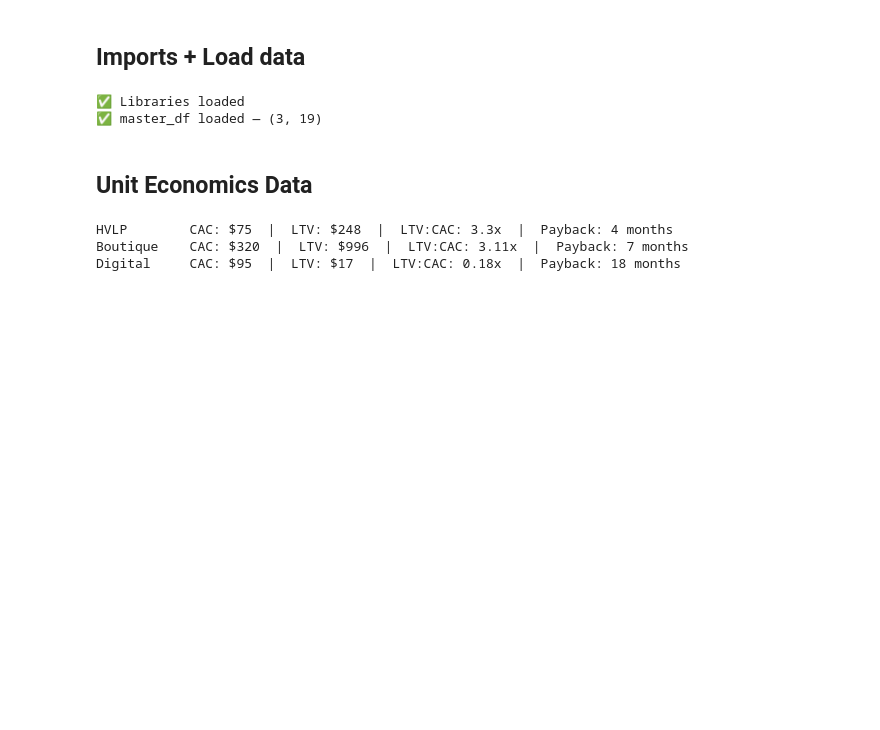
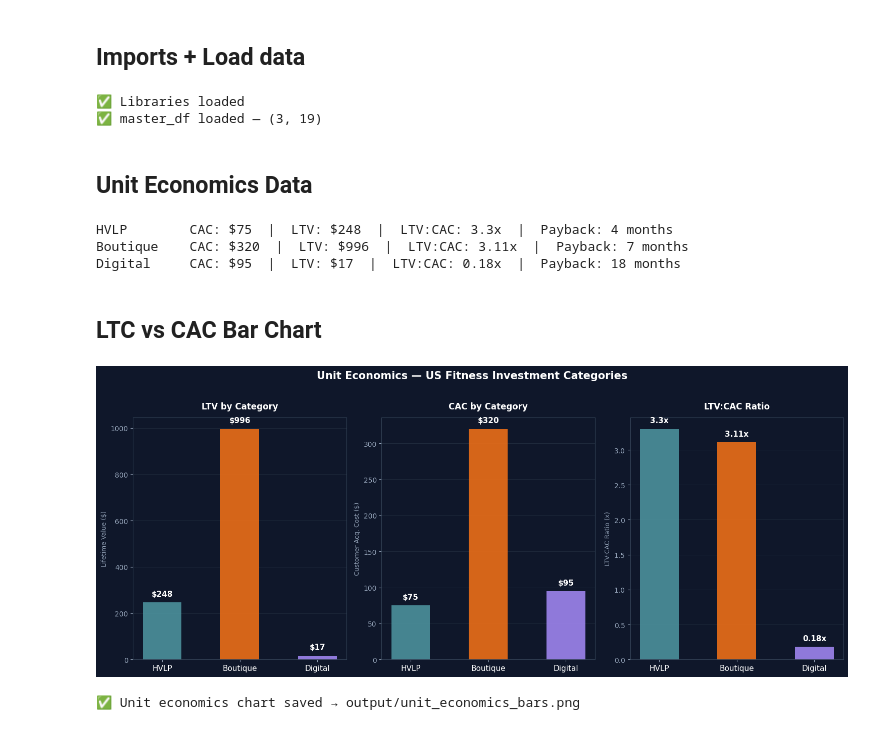
Before and after one commit to UdamShakya/Fitness_investment_analysis, a Jupyter notebook: analysis/unit_economics.ipynb, the cells around one changed output. Saved outputs shown, nothing was run; the diff lists cells and outputs as text; code cells hidden in the pictures; blank space fills up the shorter version.

Commit message:
LTC vc CAC Bar chart

```diff
--- a/analysis/unit_economics.ipynb
+++ b/analysis/unit_economics.ipynb
@@ -56,3 +56,50 @@ for cat, d in unit_econ.items():
 HVLP        CAC: $75  |  LTV: $248  |  LTV:CAC: 3.3x  |  Payback: 4 months
 Boutique    CAC: $320  |  LTV: $996  |  LTV:CAC: 3.11x  |  Payback: 7 months
 Digital     CAC: $95  |  LTV: $17  |  LTV:CAC: 0.18x  |  Payback: 18 months
+# %% [markdown]
+## LTC vs CAC Bar Chart
+# %%
+fig, axes = plt.subplots(1, 3, figsize=(15, 6))
+fig.patch.set_facecolor('#0f172a')
+
+colors = {'HVLP': '#4f98a3', 'Boutique': '#f97316', 'Digital': '#a78bfa'}
+metrics = [
+    ('LTV',     'Lifetime Value ($)',        'LTV by Category'),
+    ('CAC',     'Customer Acq. Cost ($)',     'CAC by Category'),
+    ('LTV_CAC', 'LTV:CAC Ratio (x)',          'LTV:CAC Ratio'),
+]
+
+for ax, (key, ylabel, title) in zip(axes, metrics):
+    ax.set_facecolor('#0f172a')
+    vals = [unit_econ[c][key] for c in categories]
+    bars = ax.bar(categories, vals,
+                  color=[colors[c] for c in categories],
+                  width=0.5, alpha=0.85, edgecolor='none')
+
+    for bar, val in zip(bars, vals):
+        label = f'${val:,.0f}' if key != 'LTV_CAC' else f'{val}x'
+        ax.text(bar.get_x() + bar.get_width() / 2,
+                bar.get_height() + max(vals) * 0.02,
+                label, ha='center', va='bottom',
+                color='white', fontsize=11, fontweight='bold')
+
+    ax.set_title(title, color='white', fontsize=12, fontweight='bold', pad=12)
+    ax.set_ylabel(ylabel, color='#94a3b8', fontsize=9)
+    ax.set_facecolor('#0f172a')
+    ax.tick_params(colors='#94a3b8')
+    ax.set_xticklabels(categories, color='white', fontsize=11)
+    for spine in ax.spines.values():
+        spine.set_edgecolor('#334155')
+    ax.yaxis.grid(True, color='#1e293b', linewidth=0.8)
+    ax.set_axisbelow(True)
+
+fig.suptitle('Unit Economics — US Fitness Investment Categories',
+             color='white', fontsize=15, fontweight='bold', y=1.02)
+plt.tight_layout()
+plt.savefig(os.path.join(base_dir, 'output', 'unit_economics_bars.png'),
+            dpi=150, bbox_inches='tight', facecolor='#0f172a')
+plt.show()
+print("✅ Unit economics chart saved → output/unit_economics_bars.png")
+# %% [output]
+[figure, added]
+✅ Unit economics chart saved → output/unit_economics_bars.png
```
